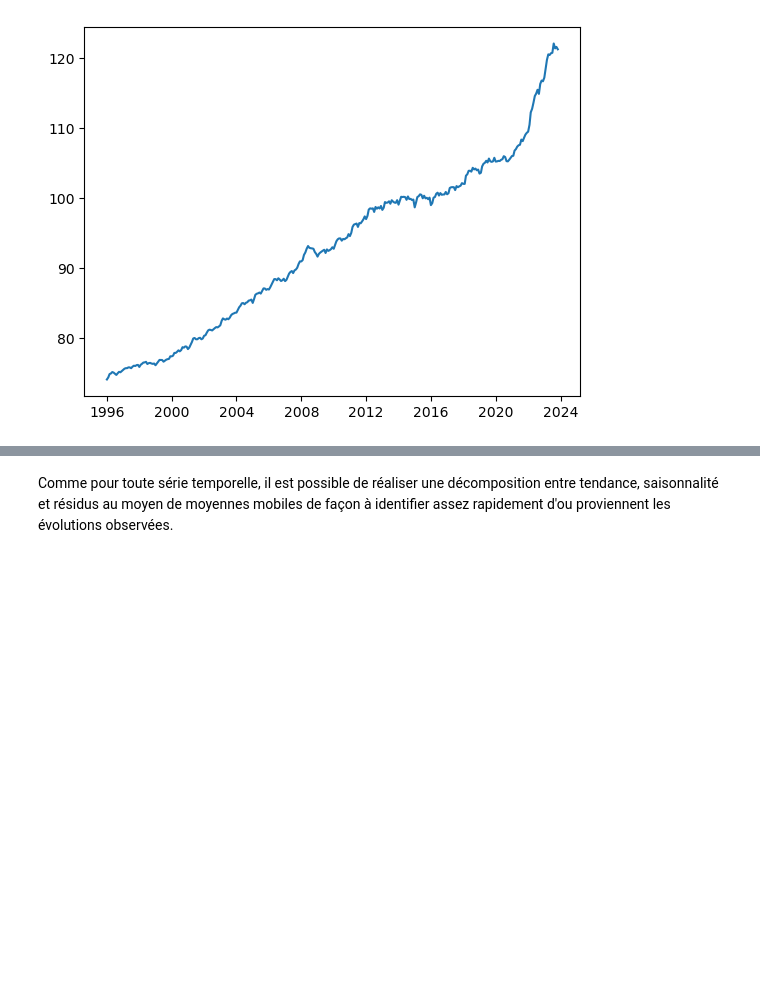
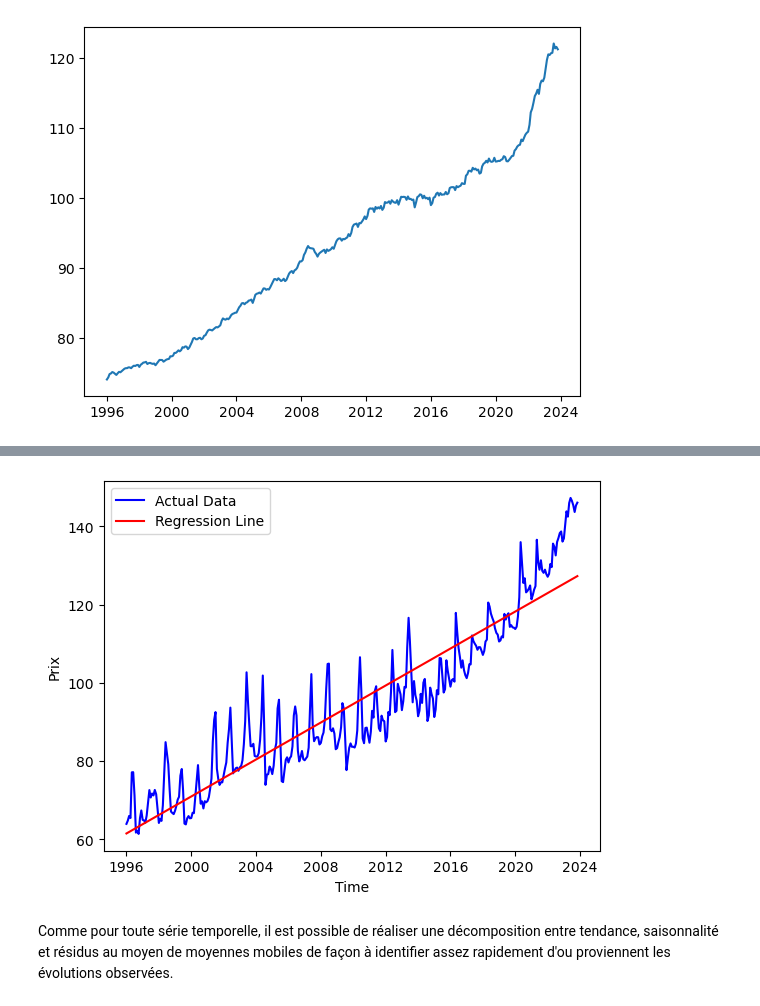
Before and after one commit to NathanVnh/Projet-Python, a Jupyter notebook: execute.ipynb, the cells around one changed output, grey strips where cells are left out. Drawn from its saved outputs; the diff is of its cells as text; code cells hidden in the pictures; blank space fills up the shorter version.

```diff
--- a/execute.ipynb
+++ b/execute.ipynb
@@ -117,3 +114,28 @@ Nous chercherons dans cette première partie à voir le lien entre les prix d'im
+# %%
+import pandas as pd
+import statsmodels.api as sm
+import matplotlib.pyplot as plt
+
+# Assuming 'fruit.dataframe' is your DataFrame with a 'Prix' column indexed in time
+# Ensure that the 'Prix' column contains numeric values
+fruit.dataframe['Prix'] = pd.to_numeric(fruit.dataframe['Prix'], errors='coerce')
+
+# Convert datetime index to numeric representation
+X = sm.add_constant(pd.to_numeric(fruit.dataframe.index).values)
+
+# Define the dependent variable (y)
+y = fruit.dataframe['Prix']
+
+# Fit the linear regression model
+model = sm.OLS(y, X).fit()
+plt.plot(fruit.dataframe.index, y, label='Actual Data', linestyle='-', color='blue')
+plt.plot(fruit.dataframe.index, model.predict(X), label='Regression Line', color='red')
+plt.xlabel('Time')
+plt.ylabel('Prix')
+plt.legend()
+plt.show()
+# %% [output]
+[figure, added]
 # %%
 #On récupère les prix à l'importation de l'énergie via l'API et idem pour l'Indice des Prix de Production total Industrie
 energie_prix_import = pp.import1('010535859')
```
Also changed, not shown: parts of 18 cells of this notebook, 1 other file.
